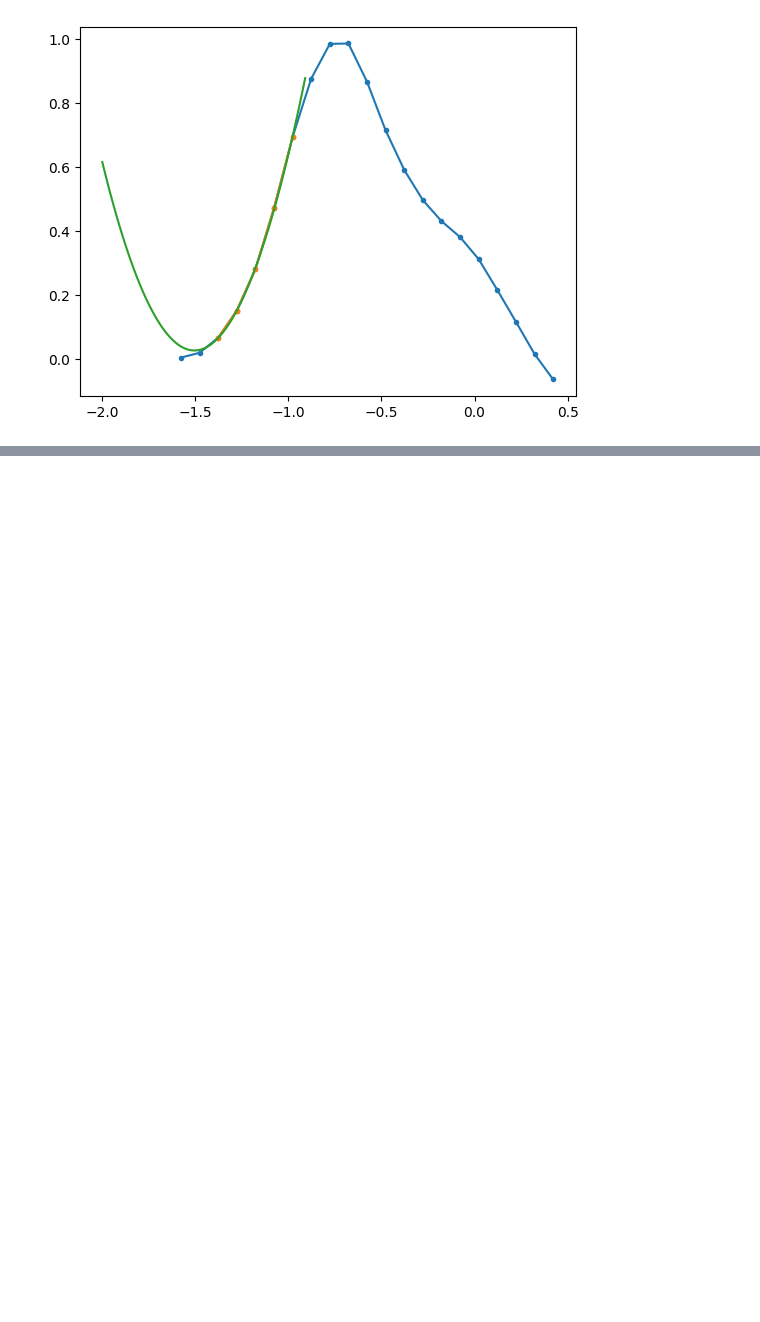
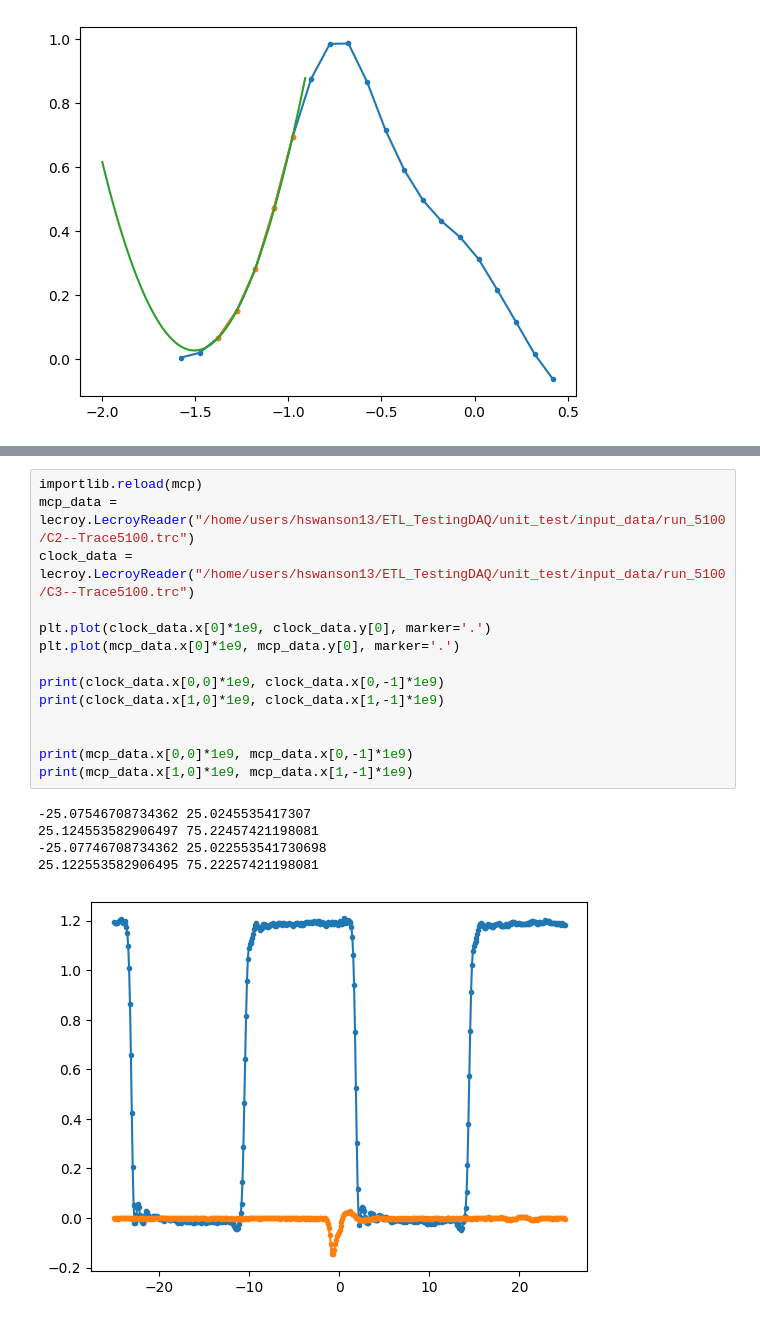
Before and after one commit to leonardolanteri/ETL_TestingDAQ, a Jupyter notebook: notebooks/mcp_manual_fitter.ipynb, the cells around one changed output, grey strips where cells are left out. Saved outputs shown, nothing was run; the diff lists cells and outputs as text; blank space fills up the shorter version.

```diff
--- a/notebooks/mcp_manual_fitter.ipynb
+++ b/notebooks/mcp_manual_fitter.ipynb
@@ -375,0 +401,20 @@ print(quadratic_timestamp(s[np.isfinite(s)&np.isfinite(v)], v[np.isfinite(s)&np.
+# %%
+importlib.reload(mcp)
+mcp_data = lecroy.LecroyReader("/home/users/hswanson13/ETL_TestingDAQ/unit_test/input_data/run_5100/C2--Trace5100.trc")
+clock_data = lecroy.LecroyReader("/home/users/hswanson13/ETL_TestingDAQ/unit_test/input_data/run_5100/C3--Trace5100.trc")
+
+plt.plot(clock_data.x[0]*1e9, clock_data.y[0], marker='.')
+plt.plot(mcp_data.x[0]*1e9, mcp_data.y[0], marker='.')
+
+print(clock_data.x[0,0]*1e9, clock_data.x[0,-1]*1e9)
+print(clock_data.x[1,0]*1e9, clock_data.x[1,-1]*1e9)
+
+
+print(mcp_data.x[0,0]*1e9, mcp_data.x[0,-1]*1e9)
+print(mcp_data.x[1,0]*1e9, mcp_data.x[1,-1]*1e9)
+# %% [output]
+-25.07546708734362 25.0245535417307
+25.124553582906497 75.22457421198081
+-25.07746708734362 25.022553541730698
+25.122553582906495 75.22257421198081
+[figure, added]
```
Also changed, not shown: parts of 7 cells of this notebook, 3 other files.
